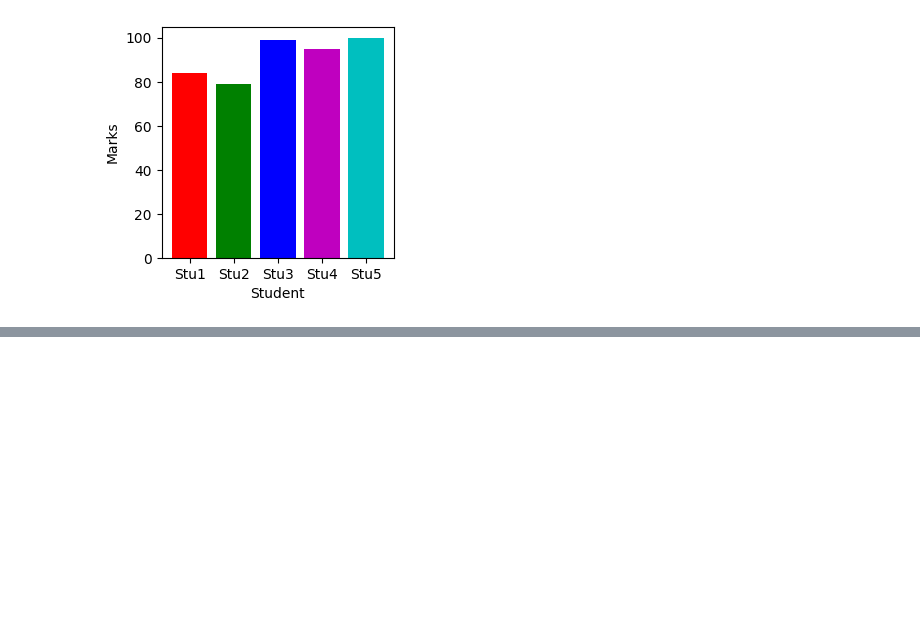
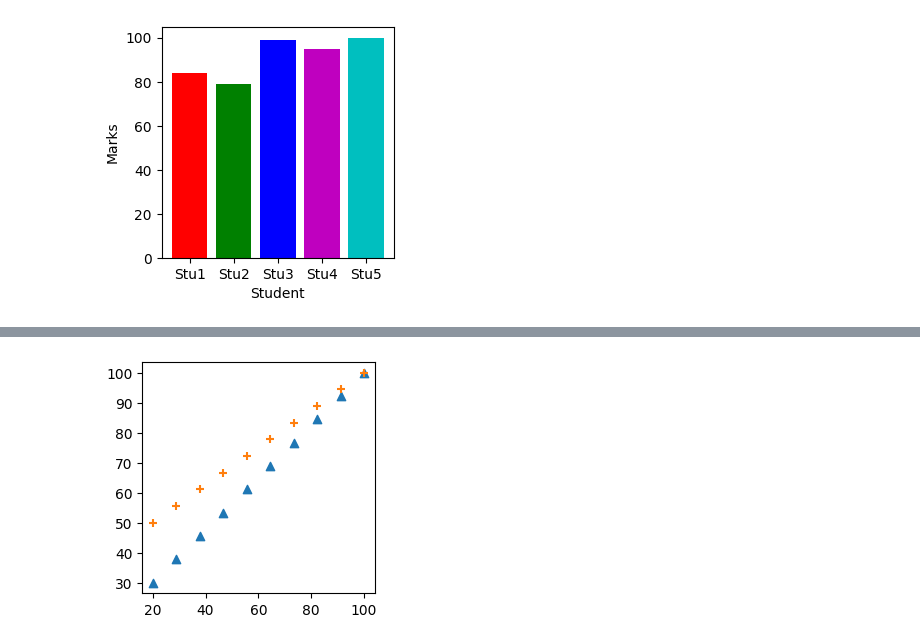
Before and after one commit to ntnmathur/intellipaat, a Jupyter notebook: python/matplotlib.ipynb, the cells around one changed output, grey strips where cells are left out. Cells and saved outputs as stored; diff of their text form; code cells hidden in the pictures; blank space fills up the shorter version.

```diff
--- a/python/matplotlib.ipynb
+++ b/python/matplotlib.ipynb
@@ -113,0 +130,13 @@ plt.show()
+# %%
+import numpy as np
+x = np.linspace(20,100,10)
+y = np.linspace(30,100,10)
+y1 = np.linspace(50,100,10)
+
+plt.figure(figsize=(3,3))
+ax1 = plt.subplot()
+ax1.scatter(x,y,marker='^')
+ax1.scatter(x,y1,marker='+')
+plt.show()
+# %% [output]
+[figure, added]
```
Also changed, not shown: parts of 21 cells of this notebook.
